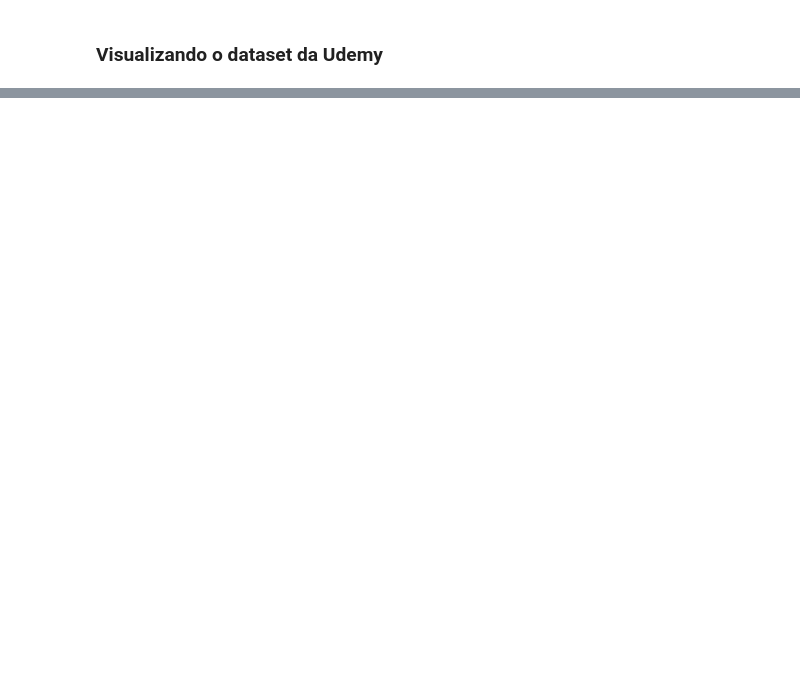
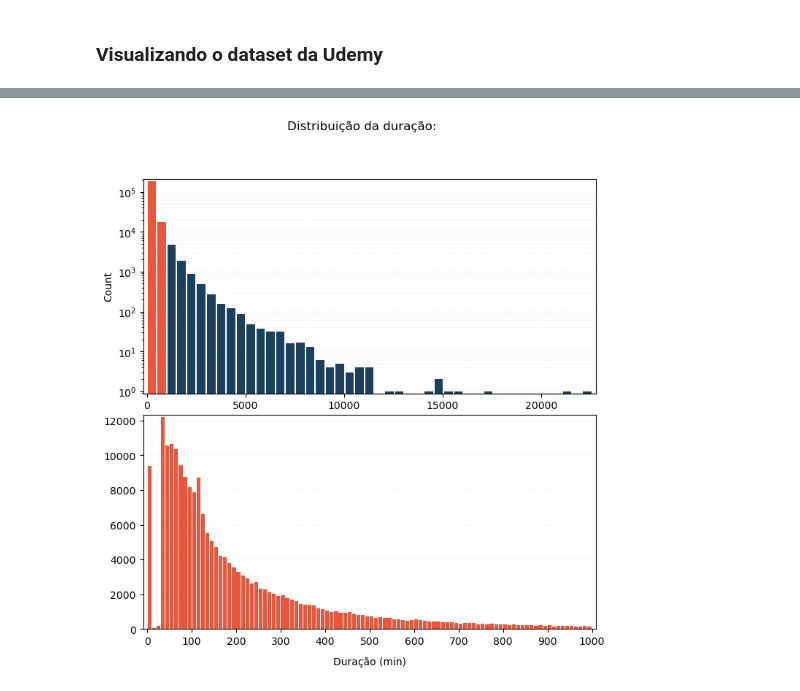
Before and after one commit to ismailymendes/mooc_udemy_coursera, a Jupyter notebook: mooc_udemy_coursera.ipynb, the cells around one changed output, grey strips where cells are left out. Cells and saved outputs as stored; diff of their text form; code cells hidden in the pictures; blank space fills up the shorter version.

```diff
--- a/mooc_udemy_coursera.ipynb
+++ b/mooc_udemy_coursera.ipynb
@@ -147,0 +209,28 @@ plt.show()
+# %%
+fig, (ax1, ax2) = plt.subplots(2,1,figsize = (8, 8))
+N, bins, patches = ax1.hist(udemy_cursos['content_length_min'], rwidth=0.85, bins=45,
+         color='#1a3f5f')
+ax1.grid(axis='y', color ='Grey',
+        linestyle ='-.', linewidth = 0.1, which='both',
+        alpha = 0.6)
+ax1.margins(0.01)
+patches[0].set_facecolor('#ed553b')
+patches[1].set_facecolor('#ed553b')
+plt.sca(ax1)
+plt.yscale('log')
+plt.ylabel("Count")
+ax2.hist(udemy_cursos[udemy_cursos['content_length_min']<1000]['content_length_min'], rwidth=0.85, bins=100,
+         color='#ed553b')
+ax2.grid(axis='y', color ='Grey',
+        linestyle ='-.', linewidth = 0.1,
+        alpha = 0.6)
+ax2.margins(0.01)
+plt.sca(ax2)
+plt.xlabel("Duração (min)", labelpad=10)
+plt.ylabel("")
+plt.xticks(range(0,1001,100))
+plt.subplots_adjust(hspace=0.1)
+plt.suptitle('Distribuição da duração:',fontsize=12)
+plt.show()
+# %% [output]
+[figure, added]
```
Also changed, not shown: parts of 6 cells of this notebook.
